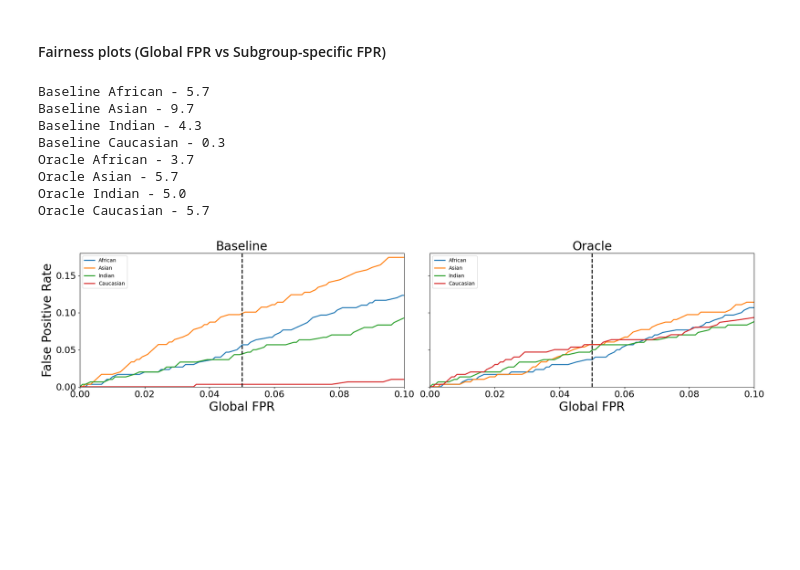
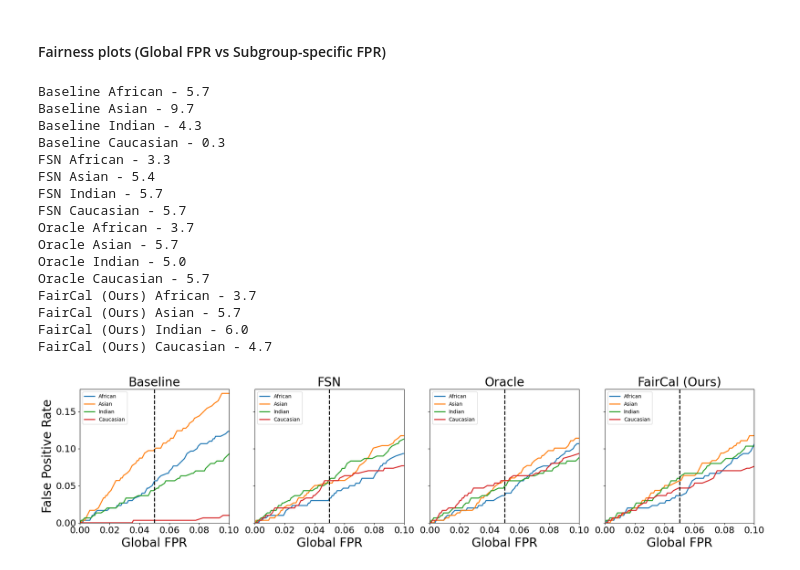
Before and after one commit to margajdon/reproduction-FAIRCAL, a Jupyter notebook: Better_Figures.ipynb, the cells around one changed output. Saved outputs shown, nothing was run; the diff lists cells and outputs as text; code cells hidden in the pictures; blank space fills up the shorter version.

Commit message:
Cleaning tables and figures

```diff
--- a/Better_Figures.ipynb
+++ b/Better_Figures.ipynb
@@ -261,10 +269,10 @@ dict_keys(['baseline', 'oracle'])
 # %%
 db_fold['test']['baseline'] = confidences['facenet-webface']['baseline']['test']
 db_fold['test']['oracle'] = confidences['facenet-webface']['oracle']['test']['ethnicity']
-# db_fold['test']['fsn'] = confidences['facenet-webface']['fsn']['test']
+db_fold['test']['fsn'] = confidences['facenet-webface']['fsn']['test']
 # db_fold['test']['ftc'] = confidences['facenet-webface']['ftc']['test']
 # db_fold['test']['agenda'] = confidences['facenet-webface']['agenda']['test']
-# db_fold['test']['faircal'] = confidences['facenet-webface']['faircal']['test']
+db_fold['test']['faircal'] = confidences['facenet-webface']['faircal']['test']
 # %% [markdown]
 ### Plotting
 # %%
@@ -361,6 +377,8 @@ metrics = {'aad': {}, 'mad': {}, 'std': {}}
 subgroups = ['African', 'Asian', 'Indian', 'Caucasian']
 # title_columns = ['Baseline', 'AGENDA','FTC', 'FSN', 'FairCal (Ours)']
 # columns = ['facenet-webface','agenda', 'ftc', 'fsn','bmc']
+title_columns = ['Baseline', 'FSN', 'Oracle', 'FairCal (Ours)']
+columns = ['facenet-webface', 'fsn', 'oracle', 'faircal']
 
 
 fig, axes = plt.subplots(1,len(columns),figsize=(20,5), sharey=True)
@@ -381,31 +399,39 @@ for i_aux,aux in enumerate(columns):
         axes[i_aux].plot(np.interp(thr,global_thr[::-1],global_fpr[::-1]),fpr, linewidth=2)
         fpr_subgroup[aux][j] = 100*fpr[np.argmin(np.abs(thr-np.interp(0.05,global_fpr,global_thr)))]
         print('%s %s - %1.1f'%(title_columns[i_aux],subgroup, fpr_subgroup[aux][j]))
     metrics['aad'][aux] = np.mean(np.abs(fpr_subgroup[aux]-np.mean(fpr_subgroup[aux])))
     metrics['mad'][aux] = np.max(np.abs(fpr_subgroup[aux]-np.mean(fpr_subgroup[aux])))
     metrics['std'][aux] = np.std(fpr_subgroup[aux])
     # print('AAD = %1.2f'%metrics['aad']['bmc'])
     # print('MAD = %1.2f'%metrics['mad']['bmc'])
     # print('STD = %1.2f'%metrics['std']['bmc'])
     axes[i_aux].plot([0.05, 0.05],[0,1],'--k',linewidth=2)
     axes[i_aux].legend(subgroups,loc = 'upper left')
     axes[i_aux].set_xticks([0,0.02,0.04,0.06,0.08,0.1])
     axes[i_aux].set_xlim(0,0.1)
     axes[i_aux].set_ylim(0,0.18)
     axes[i_aux].set_title(title_columns[i_aux], fontsize=title_fontsize)
     axes[i_aux].set_xlabel('Global FPR', fontsize=title_fontsize)
     if i_aux == 0:
         axes[i_aux].set_ylabel('False Positive Rate', fontsize=title_fontsize)
     axes[i_aux].tick_params(axis='both', which='major', labelsize=ticks_fontsize)
 fig.tight_layout()
 plt.savefig('figs_iclr/facenet-webface_thr_vs_fpr.png', bbox_inches='tight')
 # %% [output]
 Baseline African - 5.7
 Baseline Asian - 9.7
 Baseline Indian - 4.3
 Baseline Caucasian - 0.3
+FSN African - 3.3
+FSN Asian - 5.4
+FSN Indian - 5.7
+FSN Caucasian - 5.7
 Oracle African - 3.7
 Oracle Asian - 5.7
 Oracle Indian - 5.0
 Oracle Caucasian - 5.7
+FairCal (Ours) African - 3.7
+FairCal (Ours) Asian - 5.7
+FairCal (Ours) Indian - 6.0
+FairCal (Ours) Caucasian - 4.7
-[figure, old version]
+[figure, new version]
```
Also changed, not shown: parts of 6 cells of this notebook, 3 other files.
